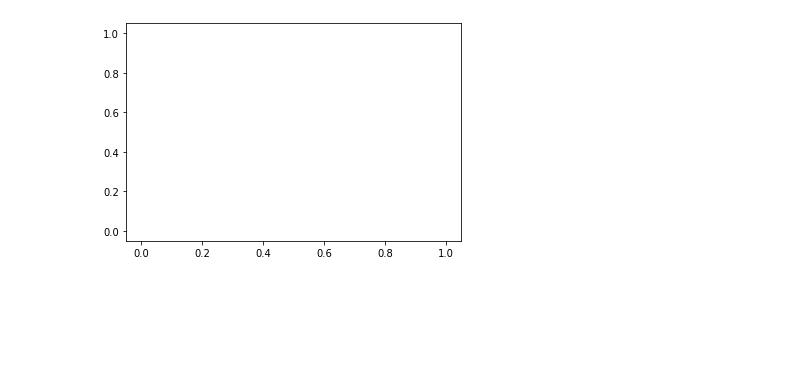
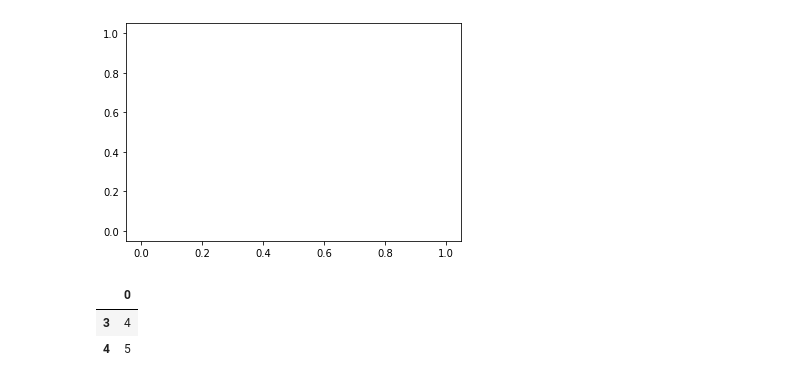
Before and after one commit to alunfes/mex-bot, a Jupyter notebook: Lgb_BPSP6.ipynb, the cells around one changed output. Drawn from its saved outputs; the diff is of its cells as text; code cells hidden in the pictures; blank space fills up the shorter version.

```diff
--- a/Lgb_BPSP6.ipynb
+++ b/Lgb_BPSP6.ipynb
@@ -3557,0 +3642,6 @@ best_opt_ac.total_pl
+# %%
+df.iloc[3:6]
+# %% [output]
+|  | 0 |
+| 3 | 4 |
+| 4 | 5 |
```
Also changed, not shown: parts of 20 cells of this notebook, 3 other files.
